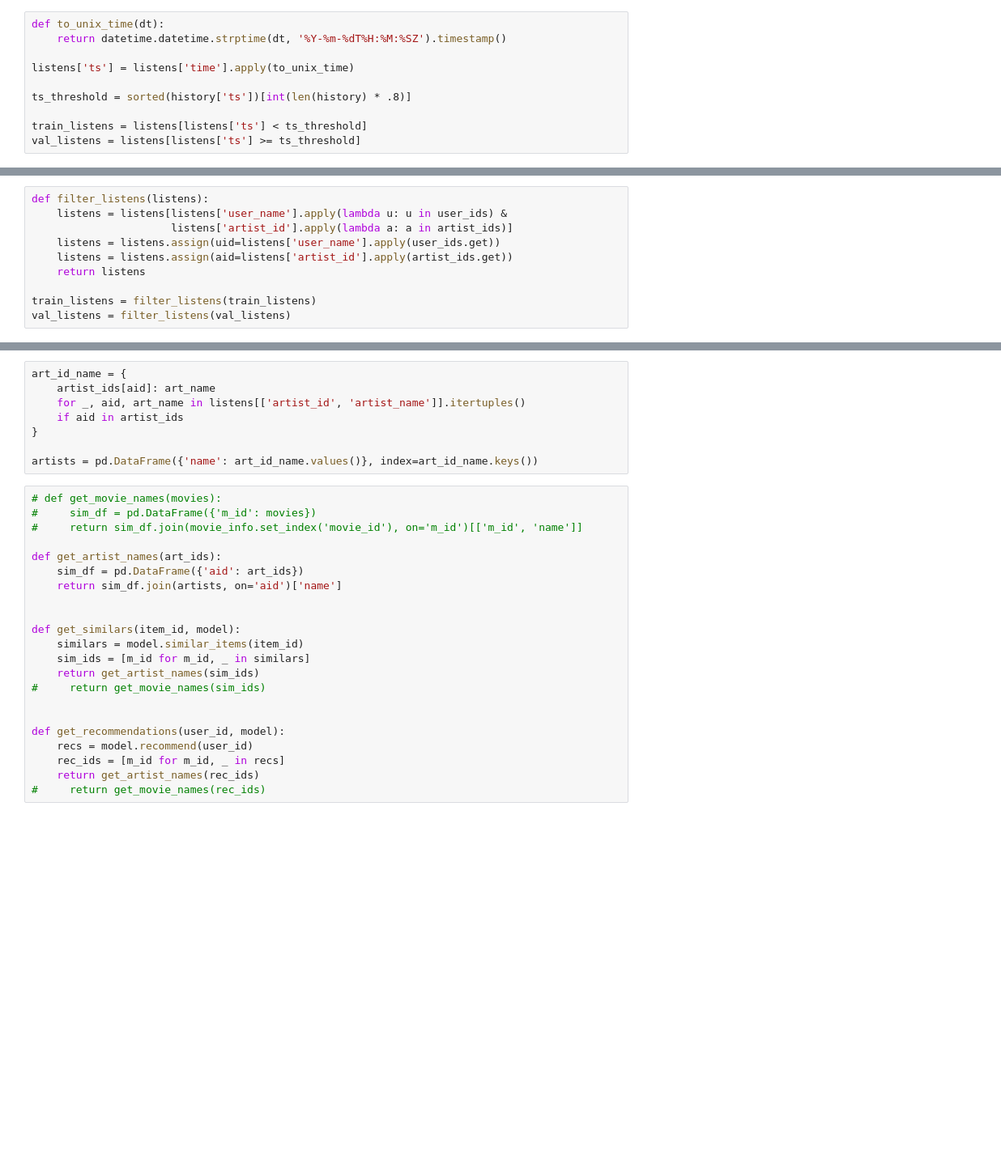
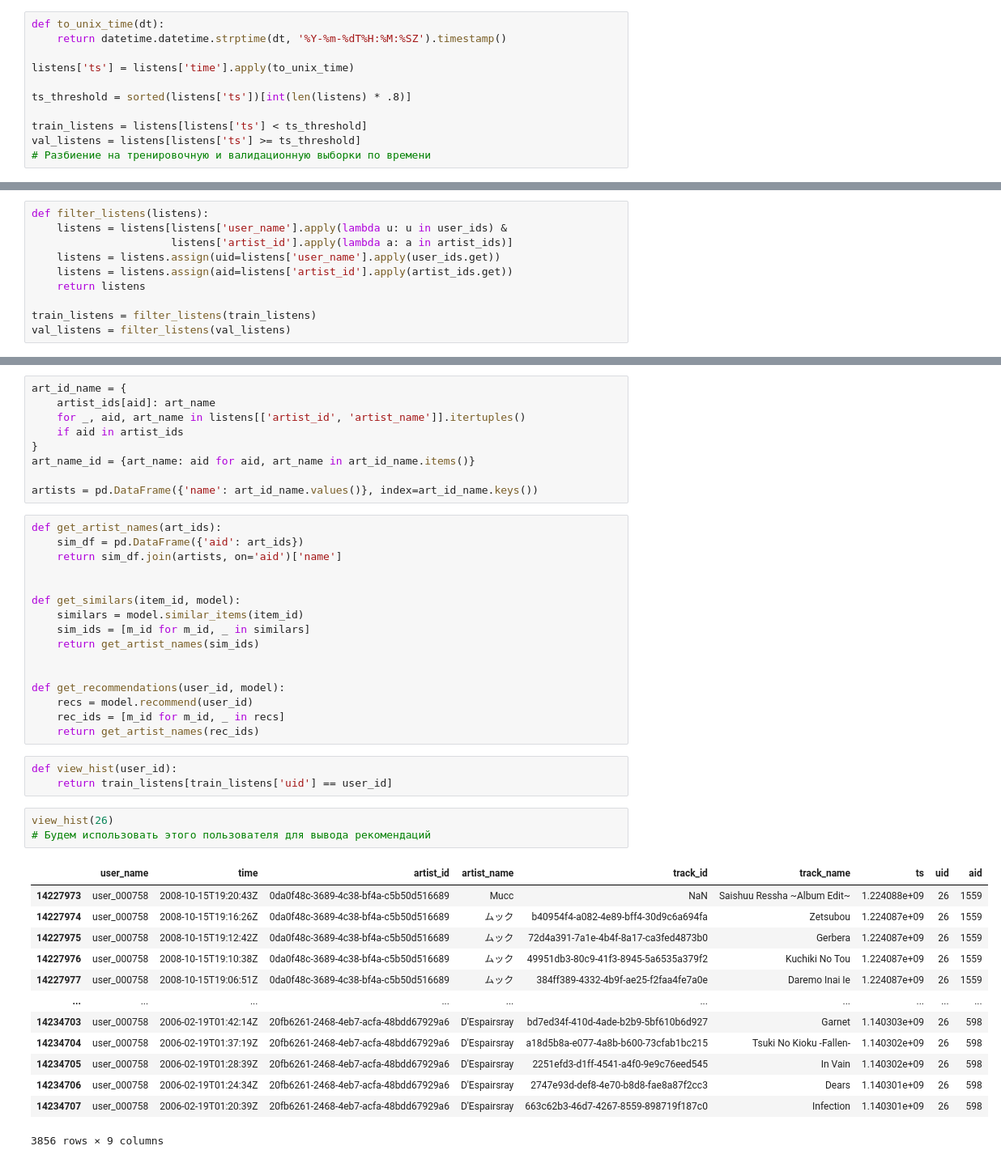
Before and after one commit to ASGusev/recsys_hw, a Jupyter notebook: hw3.ipynb, the cells around one changed output, grey strips where cells are left out. Shown: that part at 81% size. Drawn from its saved outputs; the diff is of its cells as text; blank space fills up the shorter version.

```diff
--- a/hw3.ipynb
+++ b/hw3.ipynb
@@ -17,10 +21,11 @@ def to_unix_time(dt):
 
 listens['ts'] = listens['time'].apply(to_unix_time)
 
-ts_threshold = sorted(history['ts'])[int(len(history) * .8)]
+ts_threshold = sorted(listens['ts'])[int(len(listens) * .8)]
 
 train_listens = listens[listens['ts'] < ts_threshold]
 val_listens = listens[listens['ts'] >= ts_threshold]
+# Разбиение на тренировочную и валидационную выборки по времени
 # %%
 train_users = set(train_listens['user_name'])
 val_users = set(val_listens['user_name'])
@@ -75,13 +64,10 @@ art_id_name = {
     for _, aid, art_name in listens[['artist_id', 'artist_name']].itertuples()
     if aid in artist_ids
 }
+art_name_id = {art_name: aid for aid, art_name in art_id_name.items()}
 
 artists = pd.DataFrame({'name': art_id_name.values()}, index=art_id_name.keys())
 # %%
-# def get_movie_names(movies):
-#     sim_df = pd.DataFrame({'m_id': movies})
-#     return sim_df.join(movie_info.set_index('movie_id'), on='m_id')[['m_id', 'name']]
-
 def get_artist_names(art_ids):
     sim_df = pd.DataFrame({'aid': art_ids})
     return sim_df.join(artists, on='aid')['name']
@@ -91,14 +77,32 @@ def get_similars(item_id, model):
     similars = model.similar_items(item_id)
     sim_ids = [m_id for m_id, _ in similars]
     return get_artist_names(sim_ids)
-#     return get_movie_names(sim_ids)
 
 
 def get_recommendations(user_id, model):
     recs = model.recommend(user_id)
     rec_ids = [m_id for m_id, _ in recs]
     return get_artist_names(rec_ids)
-#     return get_movie_names(rec_ids)
+# %%
+def view_hist(user_id):
+    return train_listens[train_listens['uid'] == user_id]
+# %%
+view_hist(26)
+# Будем использовать этого пользователя для вывода рекомендаций
+# %% [output]
+|  | user_name | time | artist_id | artist_name | track_id | track_name | ts | uid | aid |
+| 14227973 | user_000758 | 2008-10-15T19:20:43Z | 0da0f48c-3689-4c38-bf4a-c5b50d516689 | Mucc | NaN | Saishuu Ressha ~Album Edit~ | 1.224088e+09 | 26 | 1559 |
+| 14227974 | user_000758 | 2008-10-15T19:16:26Z | 0da0f48c-3689-4c38-bf4a-c5b50d516689 | ムック | b40954f4-a082-4e89-bff4-30d9c6a694fa | Zetsubou | 1.224087e+09 | 26 | 1559 |
+| 14227975 | user_000758 | 2008-10-15T19:12:42Z | 0da0f48c-3689-4c38-bf4a-c5b50d516689 | ムック | 72d4a391-7a1e-4b4f-8a17-ca3fed4873b0 | Gerbera | 1.224087e+09 | 26 | 1559 |
+| 14227976 | user_000758 | 2008-10-15T19:10:38Z | 0da0f48c-3689-4c38-bf4a-c5b50d516689 | ムック | 49951db3-80c9-41f3-8945-5a6535a379f2 | Kuchiki No Tou | 1.224087e+09 | 26 | 1559 |
+| 14227977 | user_000758 | 2008-10-15T19:06:51Z | 0da0f48c-3689-4c38-bf4a-c5b50d516689 | ムック | 384ff389-4332-4b9f-ae25-f2faa4fe7a0e | Daremo Inai Ie | 1.224087e+09 | 26 | 1559 |
+| ... | ... | ... | ... | ... | ... | ... | ... | ... | ... |
+| 14234703 | user_000758 | 2006-02-19T01:42:14Z | 20fb6261-2468-4eb7-acfa-48bdd67929a6 | D'Espairsray | bd7ed34f-410d-4ade-b2b9-5bf610b6d927 | Garnet | 1.140303e+09 | 26 | 598 |
+| 14234704 | user_000758 | 2006-02-19T01:37:19Z | 20fb6261-2468-4eb7-acfa-48bdd67929a6 | D'Espairsray | a18d5b8a-e077-4a8b-b600-73cfab1bc215 | Tsuki No Kioku -Fallen- | 1.140302e+09 | 26 | 598 |
+| 14234705 | user_000758 | 2006-02-19T01:28:39Z | 20fb6261-2468-4eb7-acfa-48bdd67929a6 | D'Espairsray | 2251efd3-d1ff-4541-a4f0-9e9c76eed545 | In Vain | 1.140302e+09 | 26 | 598 |
+| 14234706 | user_000758 | 2006-02-19T01:24:34Z | 20fb6261-2468-4eb7-acfa-48bdd67929a6 | D'Espairsray | 2747e93d-def8-4e70-b8d8-fae8a87f2cc3 | Dears | 1.140301e+09 | 26 | 598 |
+| 14234707 | user_000758 | 2006-02-19T01:20:39Z | 20fb6261-2468-4eb7-acfa-48bdd67929a6 | D'Espairsray | 663c62b3-46d7-4267-8559-898719f187c0 | Infection | 1.140301e+09 | 26 | 598 |
+3856 rows × 9 columns
 # %%
 val_user_artists = defaultdict(set)
 for _, uid, aid in val_listens[['uid', 'aid']].itertuples():
```
Also changed, not shown: parts of 27 cells of this notebook.
